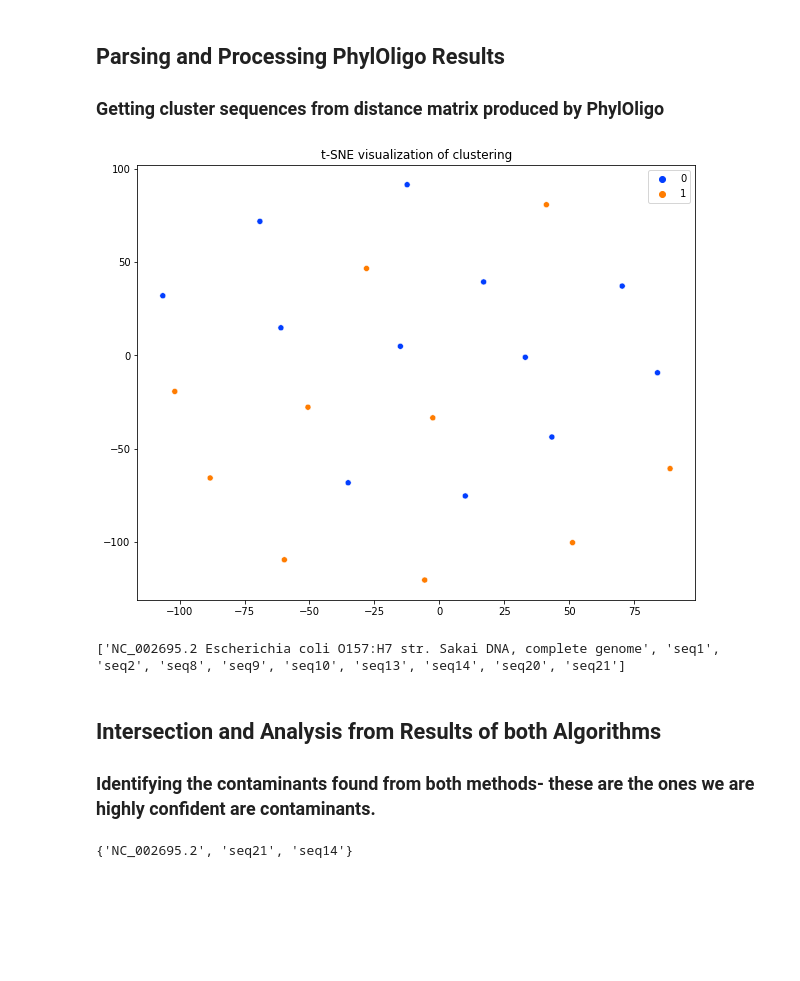
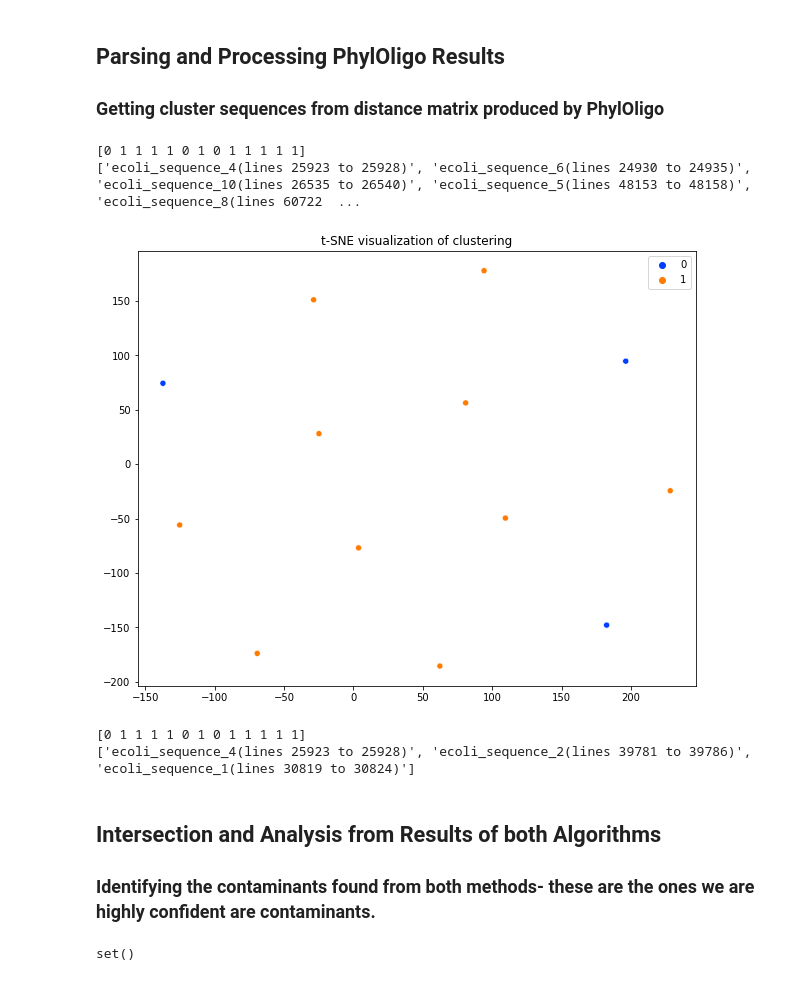
Before and after one commit to crosezhang/cg-final-project, a Jupyter notebook: CGProcess.ipynb, the cells around one changed output. Drawn from its saved outputs; the diff is of its cells as text; code cells hidden in the pictures; blank space fills up the shorter version.

```diff
--- a/CGProcess.ipynb
+++ b/CGProcess.ipynb
@@ -27,44 +27,48 @@ def parse_kraken_output(file_path):
                 # Assuming this line is part of the table
                 table_data.append(line.strip().split('\t'))
 
+    # Remove header row if it exists in table_data
+    if table_data[0][0] == '%':
+        table_data.pop(0)
+
     # Converting table data to DataFrame
     columns = ['%', 'reads', 'taxReads', 'kmers', 'dup', 'cov', 'taxID', 'rank', 'taxName']
     df = pd.DataFrame(table_data, columns=columns)
     return sequence_taxid_mapping, df
 
 #COMMENT OUT
-kraken_file = 'ecoli+tb_rishika_kraken.txt'
+kraken_file = 'ecoli_10_tb_3_kraken.txt'
 #######
 
 sequence_taxid_mapping, kraken_df = parse_kraken_output(kraken_file)
 
 #pre-processing: filling values of rank
-df.loc[(kraken_df['rank'] == 'no rank') & kraken_df['taxName'].str.contains('str'),'rank'] = 'strain'
-df.loc[(kraken_df['rank'] == 'no rank') & kraken_df['taxName'].str.contains('group'),'rank'] = 'kingdom'
+kraken_df.loc[(kraken_df['rank'] == 'no rank') & kraken_df['taxName'].str.contains('str'),'rank'] = 'strain'
+kraken_df.loc[(kraken_df['rank'] == 'no rank') & kraken_df['taxName'].str.contains('group'),'rank'] = 'kingdom'
+
+kraken_df["cov"] = pd.to_numeric(kraken_df["cov"])
 # %%
 # Sort the DataFrame by rank specificity and coverage
 rank_order = ['domain','superkingdom', 'kingdom', 'phylum', 'class', 'order', 'family', 'genus', 'species group','species', 'strain', 'no rank']
 rank_index = {rank: index for index, rank in enumerate(rank_order)}
-df['rank_index'] = df['rank'].map(rank_index)
+kraken_df['rank_index'] = kraken_df['rank'].map(rank_index)
 
-df_sorted = df.sort_values(by=['rank_index', 'cov'], ascending=[True, False])
+df_sorted = kraken_df.sort_values(by=['rank_index', 'cov'], ascending=[True, False])
 # %%
-# Filter to the lowest rank index (max score)
-n = int(len(kraken_df)/3)
-lowest_rank_index = df['rank_index'].nlargest(n).unique()
-df_lowest_rank = df[df['rank_index'].isin(lowest_rank_index)]
+#Filtering df to lowest ranks (max rank_index values to identify contaminants)
+df_filtered = kraken_df[kraken_df['rank_index'] >= 8]
 
 # Identify the target species based on the highest coverage
-target_row = df_lowest_rank.sort_values(by='cov', ascending=False).iloc[0]
+target_row = df_filtered.sort_values(by='cov', ascending=False).iloc[0]
+
 target_species_name = target_row['taxName']
 target_species_id = target_row['taxID']
-print(f"Target species: {target_species_name} (TaxID: {target_species_id})")
 
 kraken_contaminants_dict = []
 kraken_contaminants = []
 
 # Iterate through the lowest rank dataframe
-for index, row in df_lowest_rank.iterrows():
+for index, row in df_filtered.iterrows():
     if row['taxName'] != target_species_name:
         # For each potential contaminant, find the corresponding sequence IDs
         sequence_ids = [seq_id for seq_id, tax_id in sequence_taxid_mapping.items() if str(tax_id) == str(row['taxID'])]
@@ -108,10 +111,11 @@ def parse_fasta(filename):
         return sequences, sequence_ids
 
 #COMMENT OUT
-fasta_file = 'ecoli+tb_rishika.fasta'
+fasta_file = 'ecoli_10_tb_3.fasta'
 #############
 
 sequences, sequence_ids = parse_fasta(fasta_file)
+print(sequence_ids)
 
 gc_contents = {seq_id: calculate_gc_content(seq) for seq_id, seq in sequences.items()}
 
@@ -225,44 +228,50 @@ Cluster 1:
 # %%
 import numpy as np
 from sklearn.manifold import TSNE
 import matplotlib.pyplot as plt
 import seaborn as sns
 from sklearn.cluster import KMeans
 
 # Load the distance matrix
 #COMMENT OUT
-phyloligo_file = 'ecoli+tb_rishika_phyloligo.txt'
+phyloligo_file = 'ecoli_10_tb_3_phyloligo.txt'
 #########
 distance_matrix = np.loadtxt(phyloligo_file)
 
 # Perform clustering
 clusterer = KMeans(n_clusters=2)
 cluster_labels = clusterer.fit_predict(distance_matrix)
+print(cluster_labels)
+print(sequence_ids)
 
 # Perform t-SNE for visualization
 perplexity_value = min(30, len(sequences) - 1)
-tsne = TSNE(metric='precomputed', random_state=42, perplexity = perplexity_value)
+tsne = TSNE(metric = "precomputed", random_state=42, perplexity = perplexity_value)
 embedded = tsne.fit_transform(distance_matrix)
 
 # Plot t-SNE results with cluster labels
 plt.figure(figsize=(10, 8))
 sns.scatterplot(x=embedded[:, 0], y=embedded[:, 1], hue=cluster_labels, palette='bright')
 plt.title('t-SNE visualization of clustering')
 plt.show()
 # %% [output]
+[0 1 1 1 1 0 1 0 1 1 1 1 1]
+['ecoli_sequence_4(lines 25923 to 25928)', 'ecoli_sequence_6(lines 24930 to 24935)', 'ecoli_sequence_10(lines 26535 to 26540)', 'ecoli_sequence_5(lines 48153 to 48158)', 'ecoli_sequence_8(lines 60722  ...
-[figure, old version]
+[figure, new version]
 # %%
 cluster_counts = Counter(cluster_labels)
 
 # Determine the most common cluster (the cluster with the highest count)
 most_common_cluster = cluster_counts.most_common(1)[0][0]
+print(cluster_labels)
 
 # Identify potential contaminants
 # These are sequences whose cluster label is not the most common cluster label
 phyloligo_contaminants = [sequence_ids[i] for i, cluster in enumerate(cluster_labels) if cluster != most_common_cluster]
 print(phyloligo_contaminants)
 # %% [output]
-['NC_002695.2 Escherichia coli O157:H7 str. Sakai DNA, complete genome', 'seq1', 'seq2', 'seq8', 'seq9', 'seq10', 'seq13', 'seq14', 'seq20', 'seq21']
+[0 1 1 1 1 0 1 0 1 1 1 1 1]
+['ecoli_sequence_4(lines 25923 to 25928)', 'ecoli_sequence_2(lines 39781 to 39786)', 'ecoli_sequence_1(lines 30819 to 30824)']
 # %% [markdown]
 ## Intersection and Analysis from Results of both Algorithms
 
@@ -292,7 +301,7 @@ for p_seq in phyloligo_set:
 # Output the common contaminants
 print(common_contaminants)
 # %% [output]
-{'NC_002695.2', 'seq21', 'seq14'}
+set()
 # %%
 #Contaminant Sequence Count Analysis
 phyloligo_count = len(set(phyloligo_contaminants))
```
Also changed, not shown: parts of 7 cells of this notebook.
